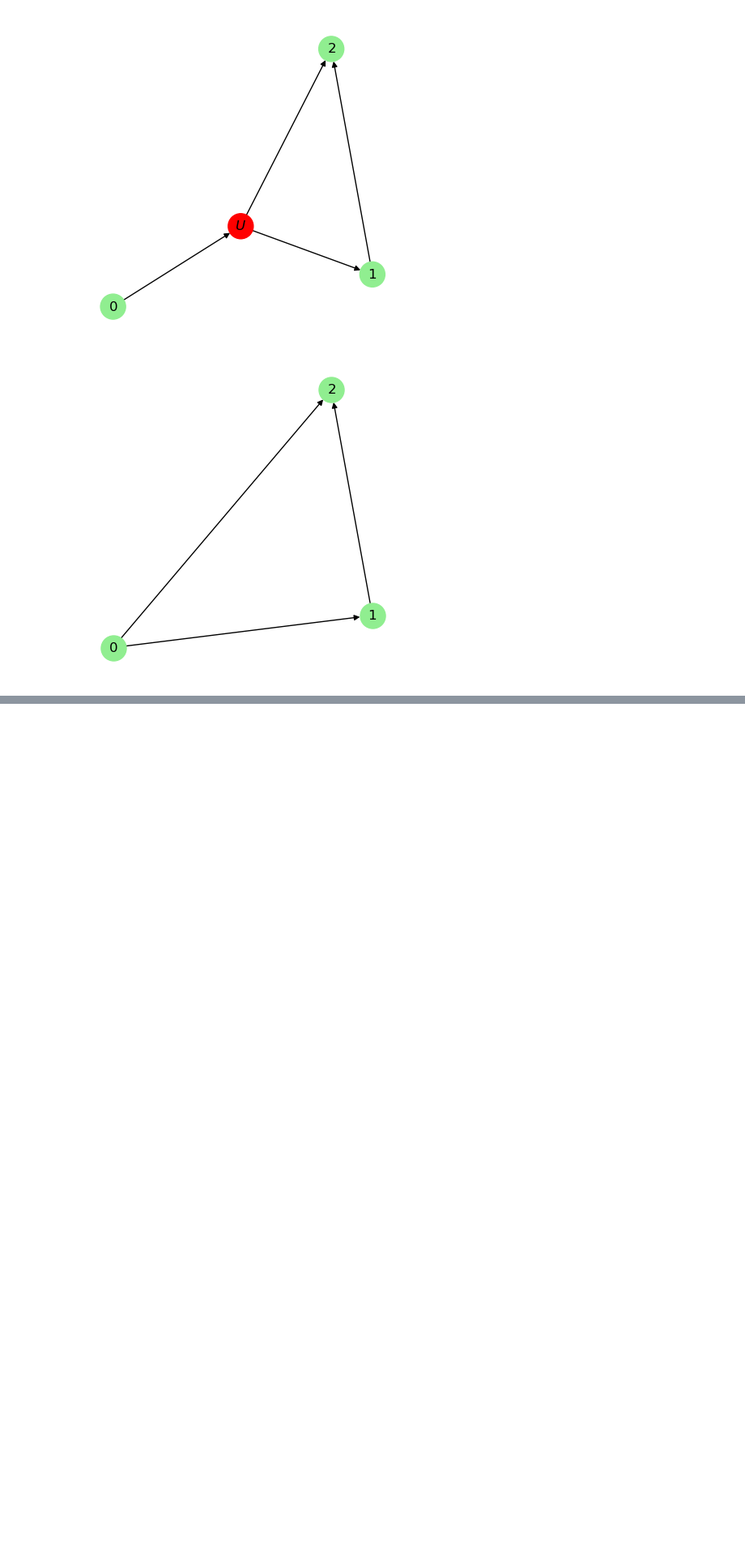
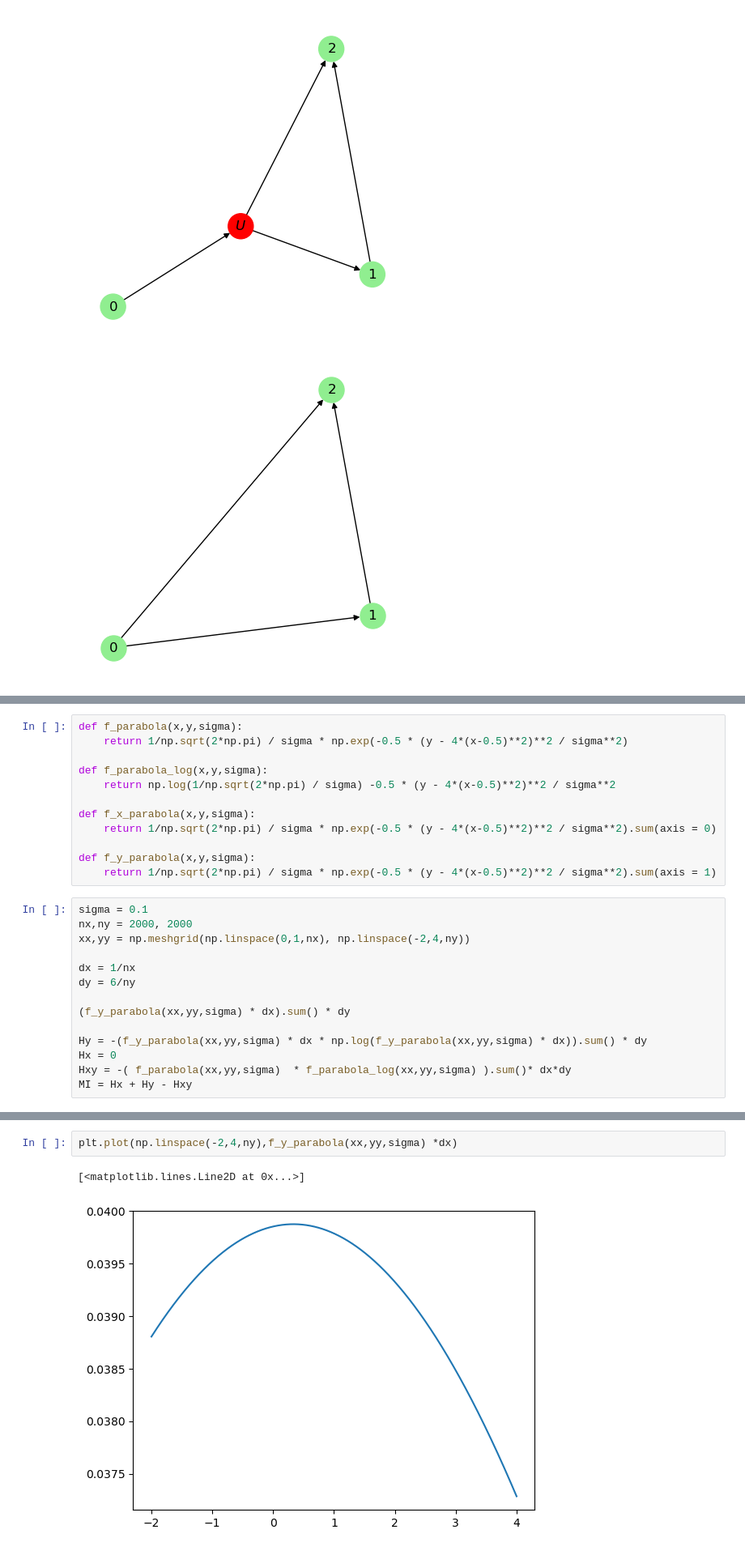
Before and after one commit to jonasbruhub/Analysis-of-Production-flow-systems-with-focus-on-industry, a Jupyter notebook: Simulations and code/Graphexamples.ipynb, the cells around one changed output, grey strips where cells are left out. Shown at 81% size. Cells and saved outputs as stored; diff of their text form; blank space fills up the shorter version.

```diff
--- a/Simulations and code/Graphexamples.ipynb
+++ b/Simulations and code/Graphexamples.ipynb
@@ -58,0 +183,26 @@ plt.savefig(graphics_path + "/graph example wo hidden", bbox_inches='tight')
+# %%
+def f_parabola(x,y,sigma):
+    return 1/np.sqrt(2*np.pi) / sigma * np.exp(-0.5 * (y - 4*(x-0.5)**2)**2 / sigma**2)
+
+def f_parabola_log(x,y,sigma):
+    return np.log(1/np.sqrt(2*np.pi) / sigma) -0.5 * (y - 4*(x-0.5)**2)**2 / sigma**2
+
+def f_x_parabola(x,y,sigma):
+    return 1/np.sqrt(2*np.pi) / sigma * np.exp(-0.5 * (y - 4*(x-0.5)**2)**2 / sigma**2).sum(axis = 0)
+
+def f_y_parabola(x,y,sigma):
+    return 1/np.sqrt(2*np.pi) / sigma * np.exp(-0.5 * (y - 4*(x-0.5)**2)**2 / sigma**2).sum(axis = 1)
+# %%
+sigma = 0.1
+nx,ny = 2000, 2000
+xx,yy = np.meshgrid(np.linspace(0,1,nx), np.linspace(-2,4,ny))
+
+dx = 1/nx
+dy = 6/ny
+
+(f_y_parabola(xx,yy,sigma) * dx).sum() * dy
+
+Hy = -(f_y_parabola(xx,yy,sigma) * dx * np.log(f_y_parabola(xx,yy,sigma) * dx)).sum() * dy
+Hx = 0
+Hxy = -( f_parabola(xx,yy,sigma)  * f_parabola_log(xx,yy,sigma) ).sum()* dx*dy
+MI = Hx + Hy - Hxy
@@ -58,0 +237,5 @@ plt.savefig(graphics_path + "/graph example wo hidden", bbox_inches='tight')
+# %%
+plt.plot(np.linspace(-2,4,ny),f_y_parabola(xx,yy,sigma) *dx)
+# %% [output]
+[<matplotlib.lines.Line2D at 0x...>]
+[figure, added]
```
Also changed, not shown: parts of 15 cells of this notebook, 33 other files.
